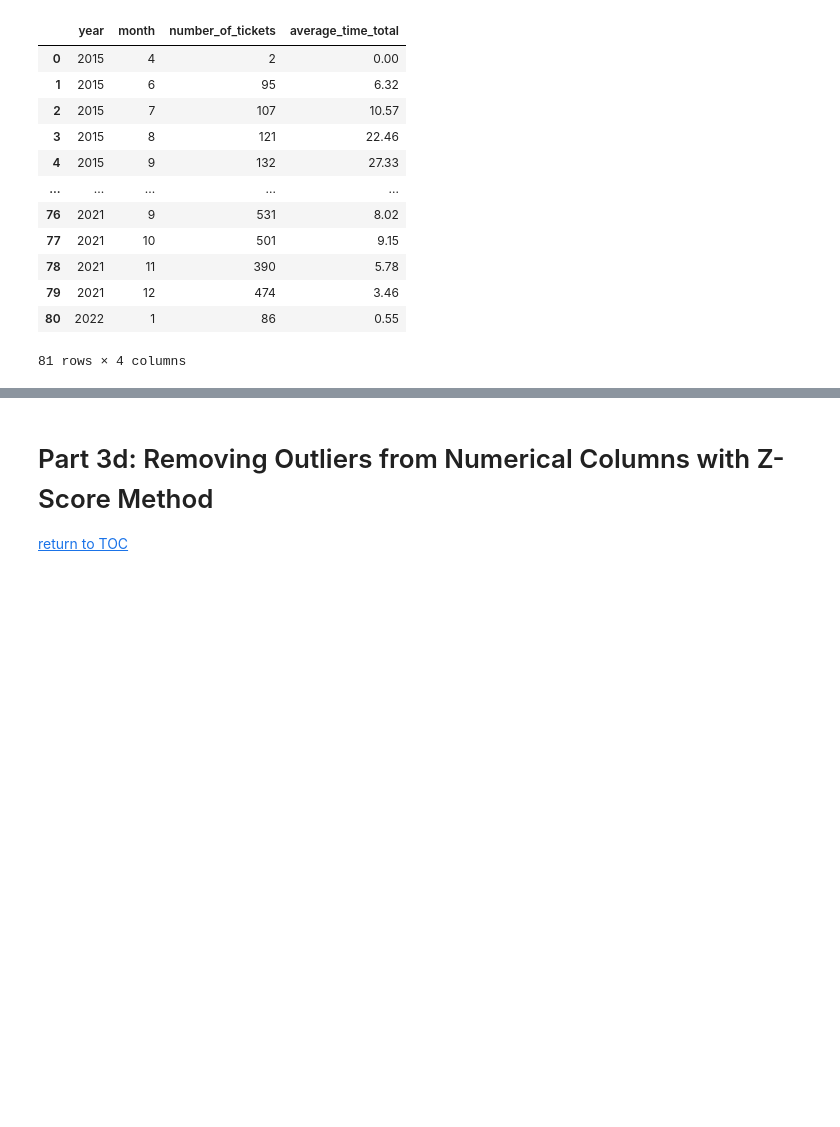
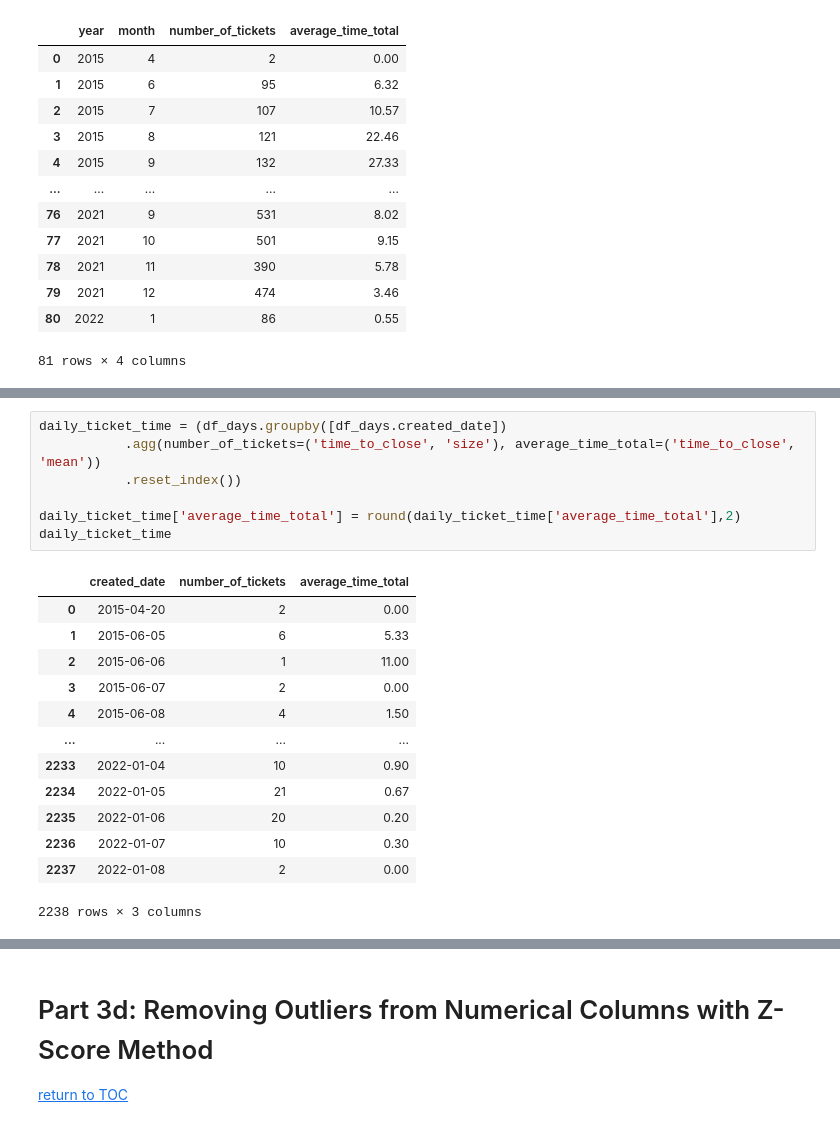
Before and after one commit to AmirZahre/Github_Org_Repo_Analysis, a Jupyter notebook: astronomer_V1.ipynb, the cells around one changed output, grey strips where cells are left out. Cells and saved outputs as stored; diff of their text form; blank space fills up the shorter version.

```diff
--- a/astronomer_V1.ipynb
+++ b/astronomer_V1.ipynb
@@ -755,0 +767,21 @@ plt.show()
+# %%
+daily_ticket_time = (df_days.groupby([df_days.created_date])
+           .agg(number_of_tickets=('time_to_close', 'size'), average_time_total=('time_to_close', 'mean'))
+           .reset_index())
+
+daily_ticket_time['average_time_total'] = round(daily_ticket_time['average_time_total'],2)
+daily_ticket_time
+# %% [output]
+|  | created_date | number_of_tickets | average_time_total |
+| 0 | 2015-04-20 | 2 | 0.00 |
+| 1 | 2015-06-05 | 6 | 5.33 |
+| 2 | 2015-06-06 | 1 | 11.00 |
+| 3 | 2015-06-07 | 2 | 0.00 |
+| 4 | 2015-06-08 | 4 | 1.50 |
+| ... | ... | ... | ... |
+| 2233 | 2022-01-04 | 10 | 0.90 |
+| 2234 | 2022-01-05 | 21 | 0.67 |
+| 2235 | 2022-01-06 | 20 | 0.20 |
+| 2236 | 2022-01-07 | 10 | 0.30 |
+| 2237 | 2022-01-08 | 2 | 0.00 |
+2238 rows × 3 columns
```
Also changed, not shown: parts of 18 cells of this notebook.
